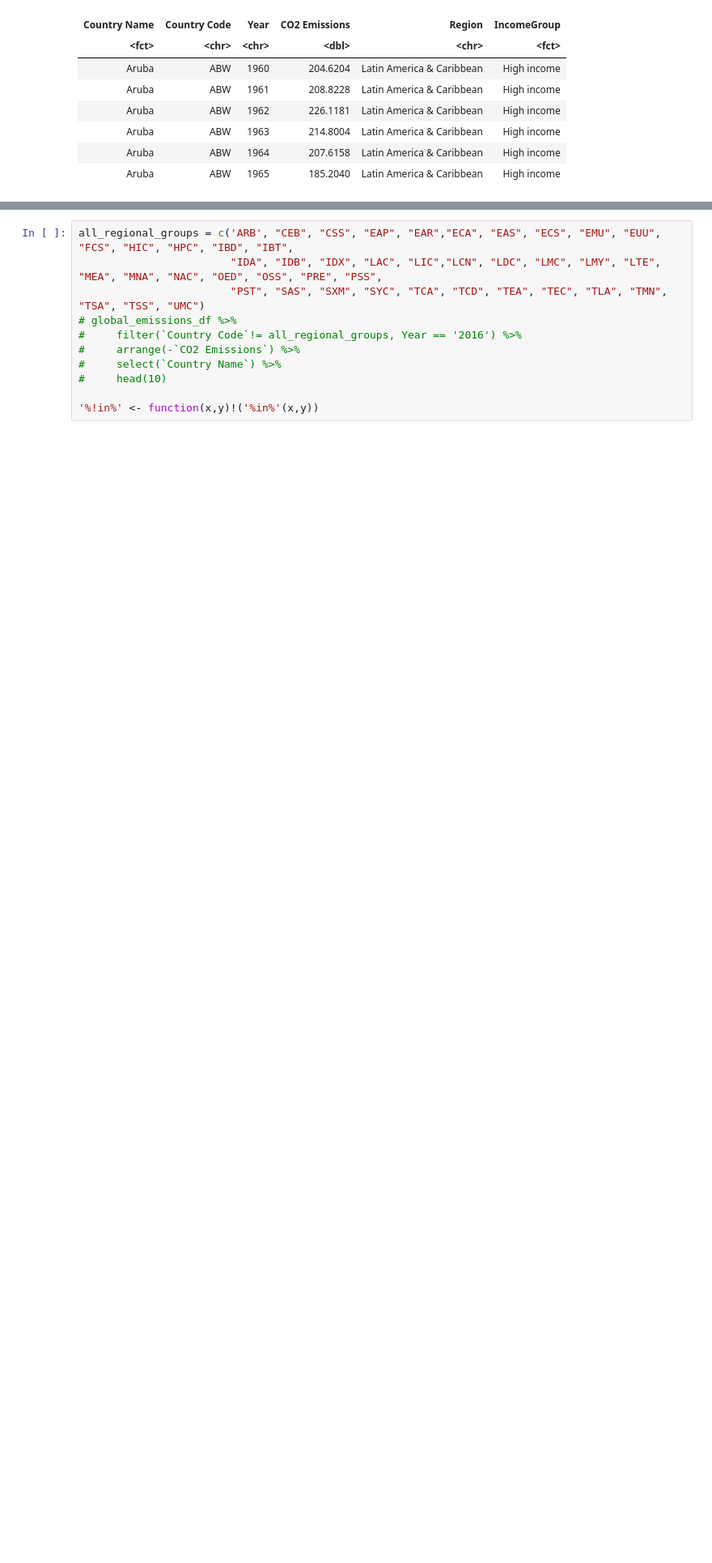
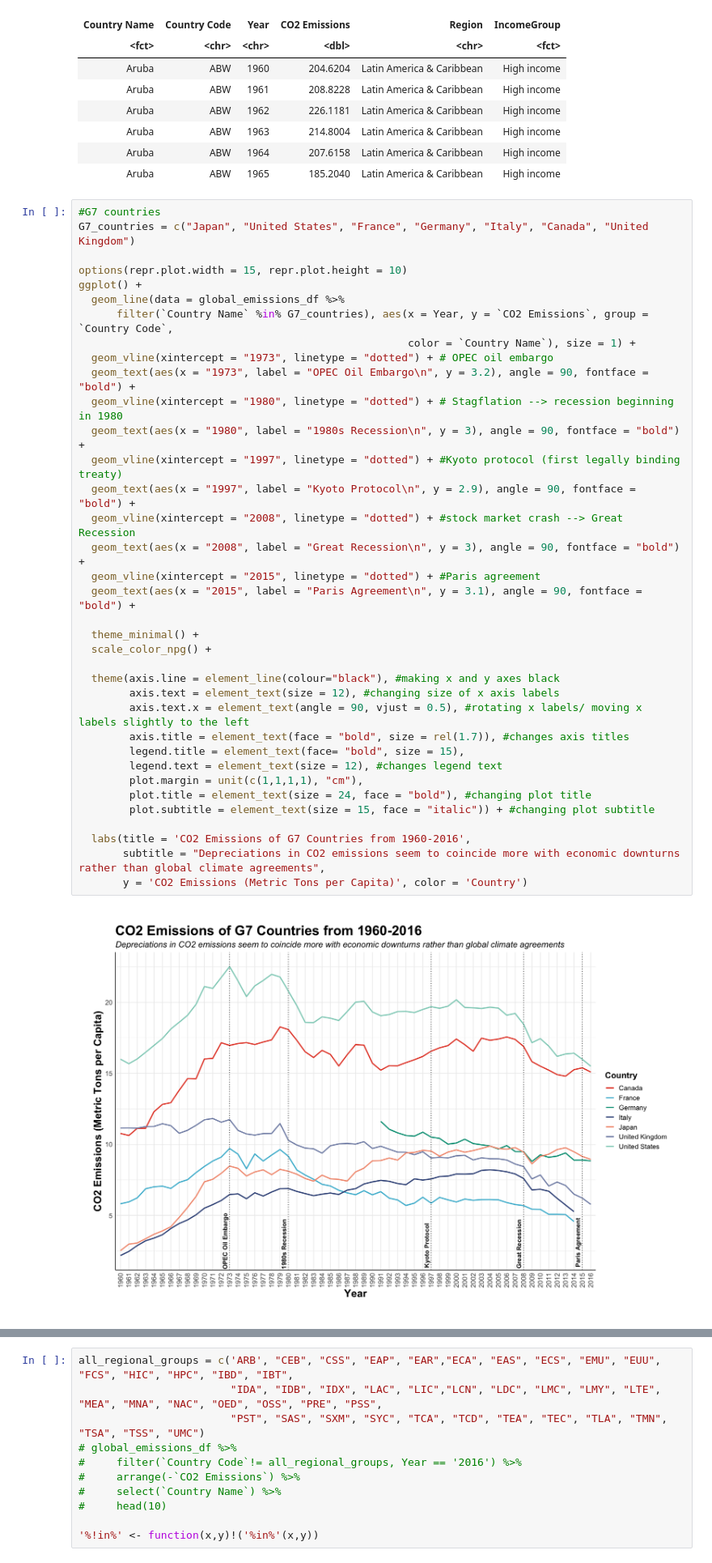
Before and after one commit to alexispayton/BIOS512-assignments, a Jupyter notebook: Final Project.ipynb, the cells around one changed output, grey strips where cells are left out. Shown at 81% size. Saved outputs shown, nothing was run; the diff lists cells and outputs as text; blank space fills up the shorter version.

```diff
--- a/Final Project.ipynb
+++ b/Final Project.ipynb
@@ -243,3 +202,41 @@ A tibble: 6 × 6
 | Aruba | ABW | 1963 | 214.8004 | Latin America & Caribbean | High income |
 | Aruba | ABW | 1964 | 207.6158 | Latin America & Caribbean | High income |
 | Aruba | ABW | 1965 | 185.2040 | Latin America & Caribbean | High income |
+# %%
+#G7 countries
+G7_countries = c("Japan", "United States", "France", "Germany", "Italy", "Canada", "United Kingdom")
+
+options(repr.plot.width = 15, repr.plot.height = 10)
+ggplot() +
+  geom_line(data = global_emissions_df %>%
+      filter(`Country Name` %in% G7_countries), aes(x = Year, y = `CO2 Emissions`, group = `Country Code`,
+                                                    color = `Country Name`), size = 1) +
+  geom_vline(xintercept = "1973", linetype = "dotted") + # OPEC oil embargo
+  geom_text(aes(x = "1973", label = "OPEC Oil Embargo\n", y = 3.2), angle = 90, fontface = "bold") +
+  geom_vline(xintercept = "1980", linetype = "dotted") + # Stagflation --> recession beginning in 1980
+  geom_text(aes(x = "1980", label = "1980s Recession\n", y = 3), angle = 90, fontface = "bold") +
+  geom_vline(xintercept = "1997", linetype = "dotted") + #Kyoto protocol (first legally binding treaty)
+  geom_text(aes(x = "1997", label = "Kyoto Protocol\n", y = 2.9), angle = 90, fontface = "bold") +
+  geom_vline(xintercept = "2008", linetype = "dotted") + #stock market crash --> Great Recession
+  geom_text(aes(x = "2008", label = "Great Recession\n", y = 3), angle = 90, fontface = "bold") +
+  geom_vline(xintercept = "2015", linetype = "dotted") + #Paris agreement
+  geom_text(aes(x = "2015", label = "Paris Agreement\n", y = 3.1), angle = 90, fontface = "bold") +
+
+  theme_minimal() +
+  scale_color_npg() +
+
+  theme(axis.line = element_line(colour="black"), #making x and y axes black
+        axis.text = element_text(size = 12), #changing size of x axis labels
+        axis.text.x = element_text(angle = 90, vjust = 0.5), #rotating x labels/ moving x labels slightly to the left
+        axis.title = element_text(face = "bold", size = rel(1.7)), #changes axis titles
+        legend.title = element_text(face= "bold", size = 15),
+        legend.text = element_text(size = 12), #changes legend text
+        plot.margin = unit(c(1,1,1,1), "cm"),
+        plot.title = element_text(size = 24, face = "bold"), #changing plot title
+        plot.subtitle = element_text(size = 15, face = "italic")) + #changing plot subtitle
+
+  labs(title = 'CO2 Emissions of G7 Countries from 1960-2016',
+       subtitle = "Depreciations in CO2 emissions seem to coincide more with economic downturns rather than global climate agreements",
+       y = 'CO2 Emissions (Metric Tons per Capita)', color = 'Country')
+# %% [output]
+[figure, added]
```
Also changed, not shown: parts of 10 cells of this notebook.
